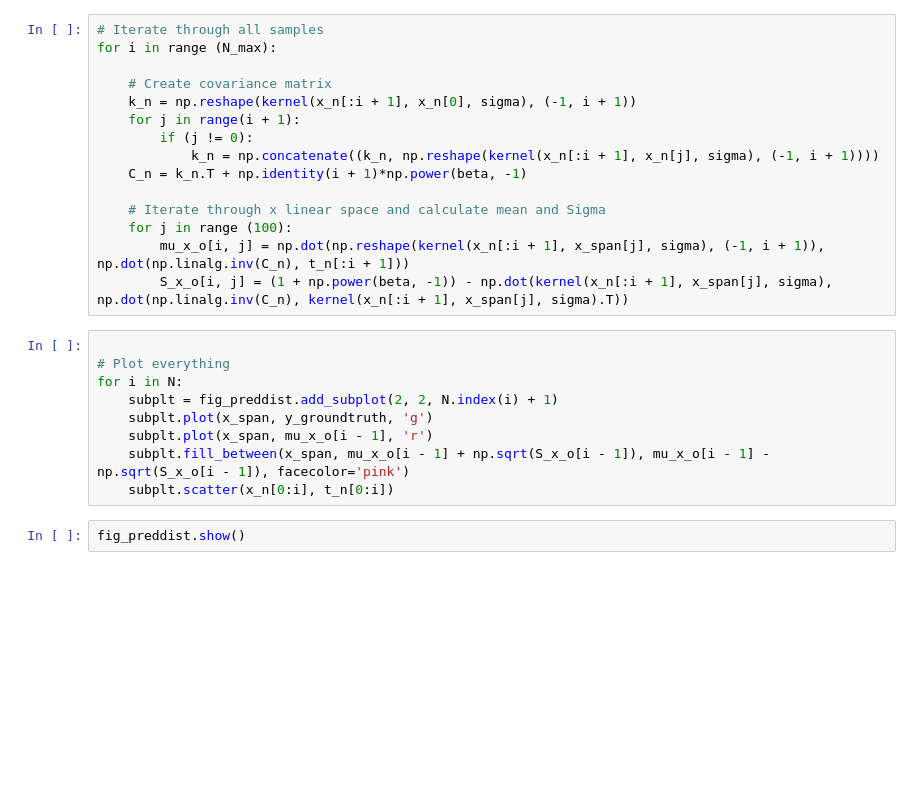
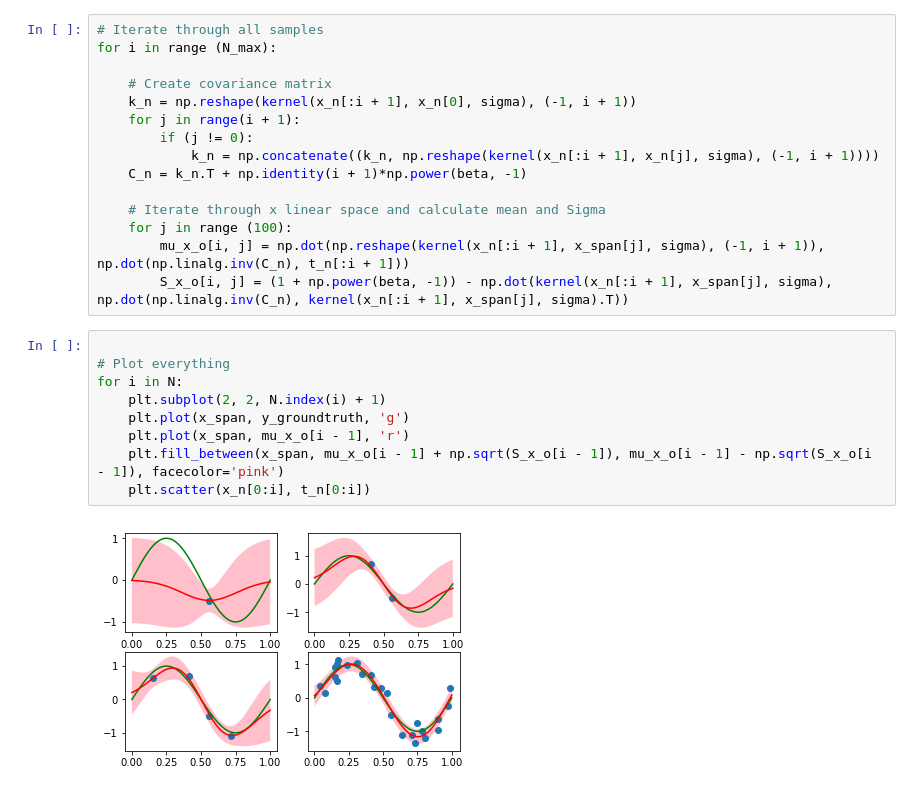
Before and after one commit to krisht/Machine-Learning-Assignments, a Jupyter notebook: fourth_project/Abhinav_Krishna_Gauss.ipynb, the cells around one changed output. Drawn from its saved outputs; the diff is of its cells as text; blank space fills up the shorter version.

Commit message:
Fixed plots for both project 1 and for project 2

```diff
--- a/fourth_project/Abhinav_Krishna_Gauss.ipynb
+++ b/fourth_project/Abhinav_Krishna_Gauss.ipynb
@@ -57,11 +52,11 @@ for i in range (N_max):
 # %%
 
 # Plot everything
 for i in N:
-    subplt = fig_preddist.add_subplot(2, 2, N.index(i) + 1)
-    subplt.plot(x_span, y_groundtruth, 'g')
-    subplt.plot(x_span, mu_x_o[i - 1], 'r')
-    subplt.fill_between(x_span, mu_x_o[i - 1] + np.sqrt(S_x_o[i - 1]), mu_x_o[i - 1] - np.sqrt(S_x_o[i - 1]), facecolor='pink')
-    subplt.scatter(x_n[0:i], t_n[0:i])
+    plt.subplot(2, 2, N.index(i) + 1)
+    plt.plot(x_span, y_groundtruth, 'g')
+    plt.plot(x_span, mu_x_o[i - 1], 'r')
+    plt.fill_between(x_span, mu_x_o[i - 1] + np.sqrt(S_x_o[i - 1]), mu_x_o[i - 1] - np.sqrt(S_x_o[i - 1]), facecolor='pink')
+    plt.scatter(x_n[0:i], t_n[0:i])
+# %% [output]
+[figure, added]
-# %%
-fig_preddist.show()
```
Also changed, not shown: parts of 2 cells of this notebook, 1 other file.
